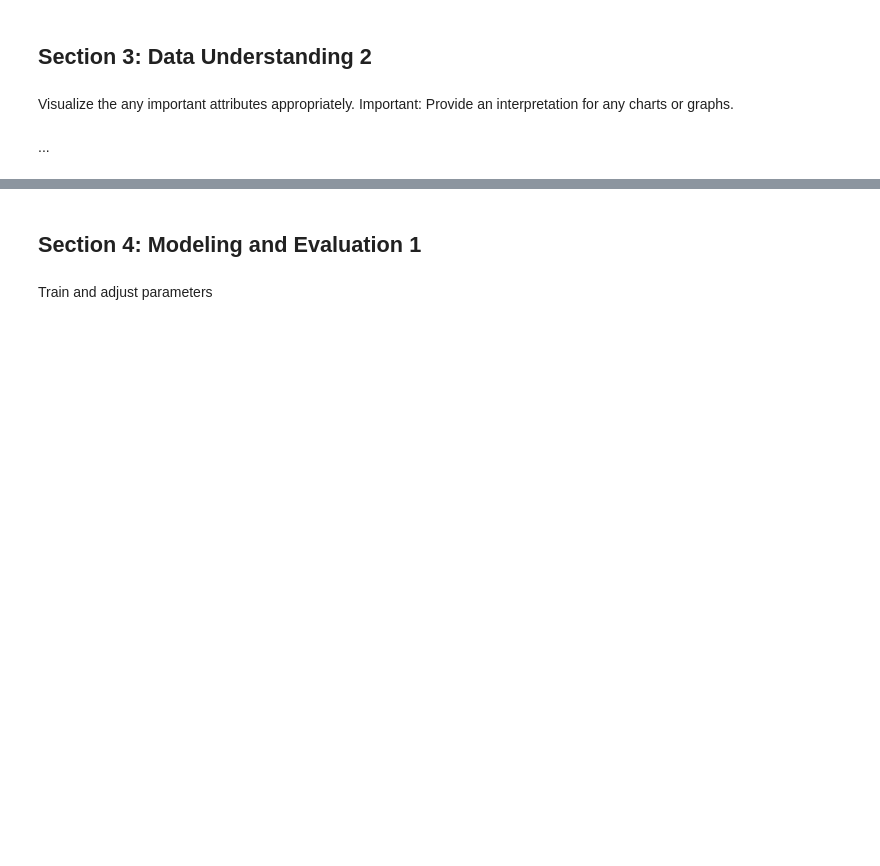
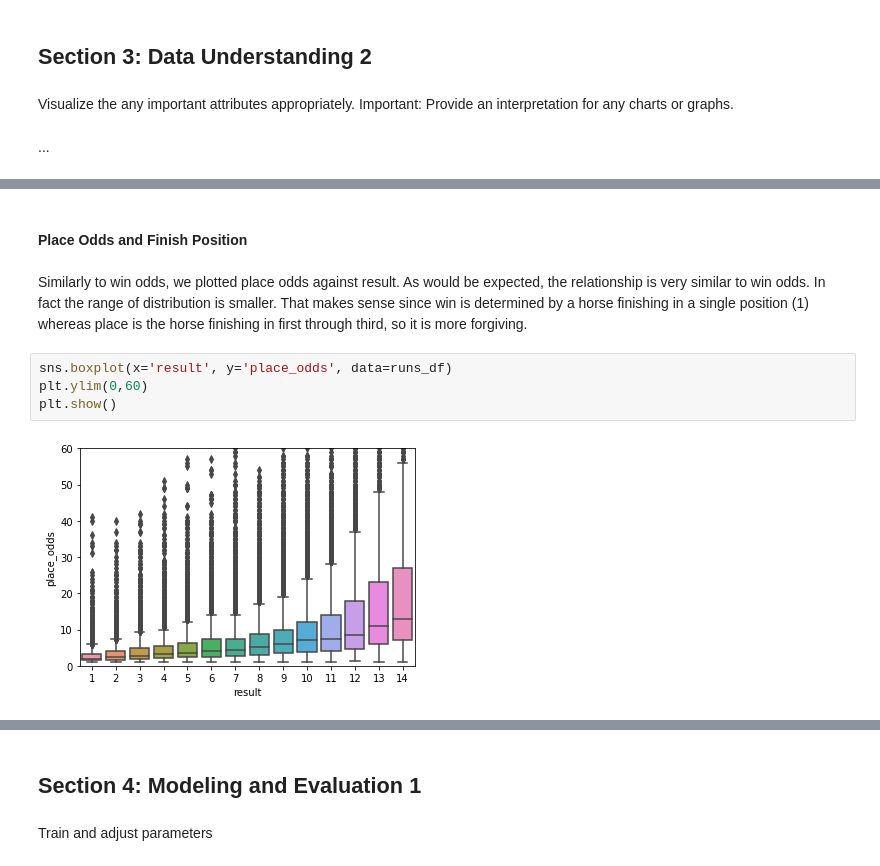
Before and after one commit to C-Stewart-GH/Hong_Kong_Horse_Racing_Project, a Jupyter notebook: Project3/Lab 3 Group Book.ipynb, the cells around one changed output, grey strips where cells are left out. Drawn from its saved outputs; the diff is of its cells as text; blank space fills up the shorter version.

```diff
--- a/Project3/Lab 3 Group Book.ipynb
+++ b/Project3/Lab 3 Group Book.ipynb
@@ -108,0 +140,10 @@ Visualize the any important attributes appropriately. Important: Provide an inte
+# %% [markdown]
+#### Place Odds and Finish Position
+# %% [markdown]
+Similarly to win odds, we plotted place odds against result. As would be expected, the relationship is very similar to win odds. In fact the range of distribution is smaller. That makes sense since win is determined by a horse finishing in a single position (1) whereas place is the horse finishing in first through third, so it is more forgiving.
+# %%
+sns.boxplot(x='result', y='place_odds', data=runs_df)
+plt.ylim(0,60)
+plt.show()
+# %% [output]
+[figure, added]
```
Also changed, not shown: parts of 29 cells of this notebook.
